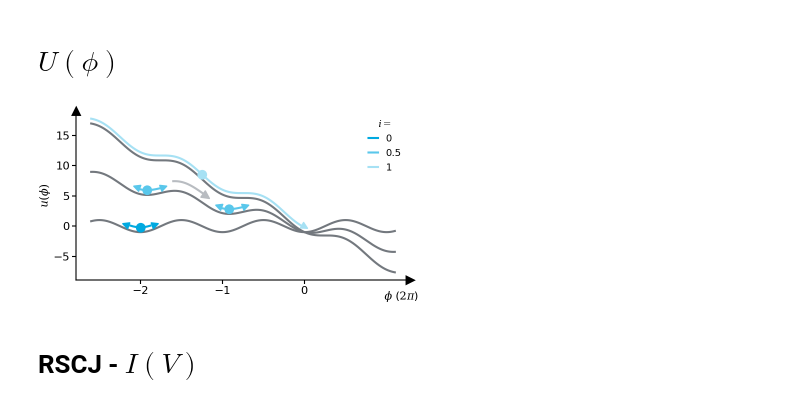
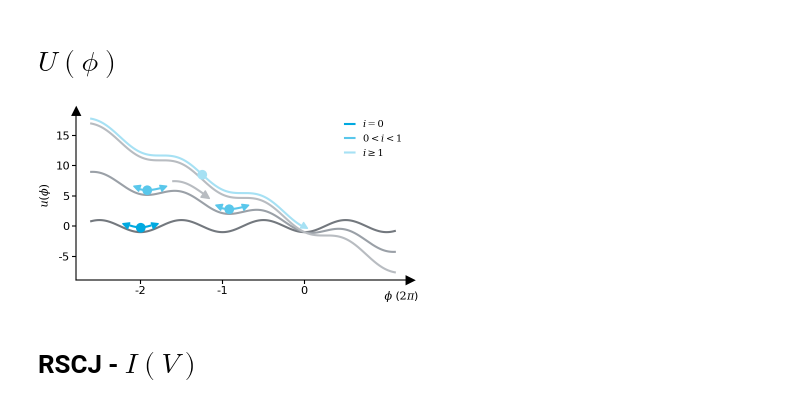
Before and after one commit to schmampf/dissertation, a Jupyter notebook: theory/macro/macro.ipynb, the cells around one changed output. Cells and saved outputs as stored; diff of their text form; code cells hidden in the pictures.

Commit message:
short minus

```diff
--- a/theory/macro/macro.ipynb
+++ b/theory/macro/macro.ipynb
@@ -52,6 +52,9 @@ InlineBackend.print_figure_kwargs = {"bbox_inches": None, "pad_inches": 0.0}
 %config InlineBackend.print_figure_kwargs = {'bbox_inches': None, 'pad_inches': 0.0}
 %config InlineBackend.figure_format = "retina"   # or "png"
 %config InlineBackend.rc = {"figure.dpi": 300}   # choose a value you like
+
+import matplotlib as mpl
+mpl.rcParams["axes.unicode_minus"] = False
 # %% [markdown]
 # Set plot fontsizes
 # %%
@@ -511,37 +514,38 @@ ax.scatter(
 ms = MarkerStyle(">")
 ms._transform = ms.get_transform().rotate_deg(-30)
 ax.scatter([0], [-0.1], marker=ms, s=s, color=seeblau35, clip_on=False)
 
 # phase particles
 ax.plot(x_ball0, y_ball0, "o", color=seeblau100, clip_on=False)
 ax.plot(x_ball1a, y_ball1a, "o", color=seeblau65, clip_on=False)
 ax.plot(x_ball1b, y_ball1b, "o", color=seeblau65, clip_on=False)
 ax.plot(x_ball2, y_ball2, "o", color=seeblau35, clip_on=False)
 
+seegraus = [seegrau80, seegrau65, seegrau35]
 for j, i in enumerate(I):
-    ax.plot(phi, U_phi[:, j], color=seegrau80, zorder=0)
+    ax.plot(phi, U_phi[:, j], color=seegraus[j], zorder=0)
 
 ax.set_xticks([-2, -1, 0])
 # ax.set_yticks([])
 ax.legend(
-    ["0", "0.5", "1"],
-    title="$i=$",
+    ["$i=0$", "$0<i<1$", "$i\geq 1$"],
+    # title="$i=$",
     handlelength=1.0,
     loc="upper right",
     frameon=False,
     fontsize=7,
     title_fontsize=7,
     ncols=1,
     columnspacing=1.0,
 )
 
 title = "u-phi"
 xlabel = "$\\phi$ ($2\\pi$)"
 ylabel = "$u (\\phi)$"
 
 theory_layout(fig, ax, title, xlabel, ylabel)
 # %% [output]
-[figure, old version]
+[figure, new version]
 # %% [markdown]
 # RSCJ - $I(V)$
 # %%
```
Also changed, not shown: parts of 4 cells of this notebook, 16 other files.
